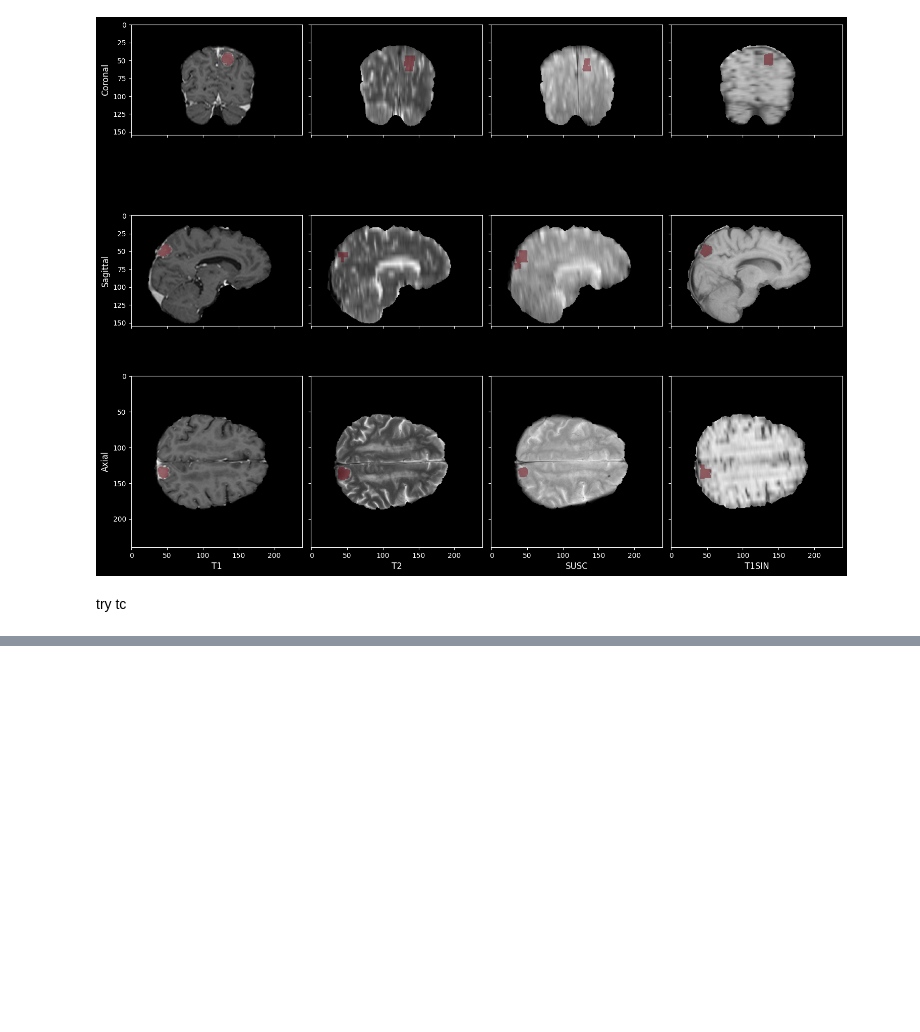
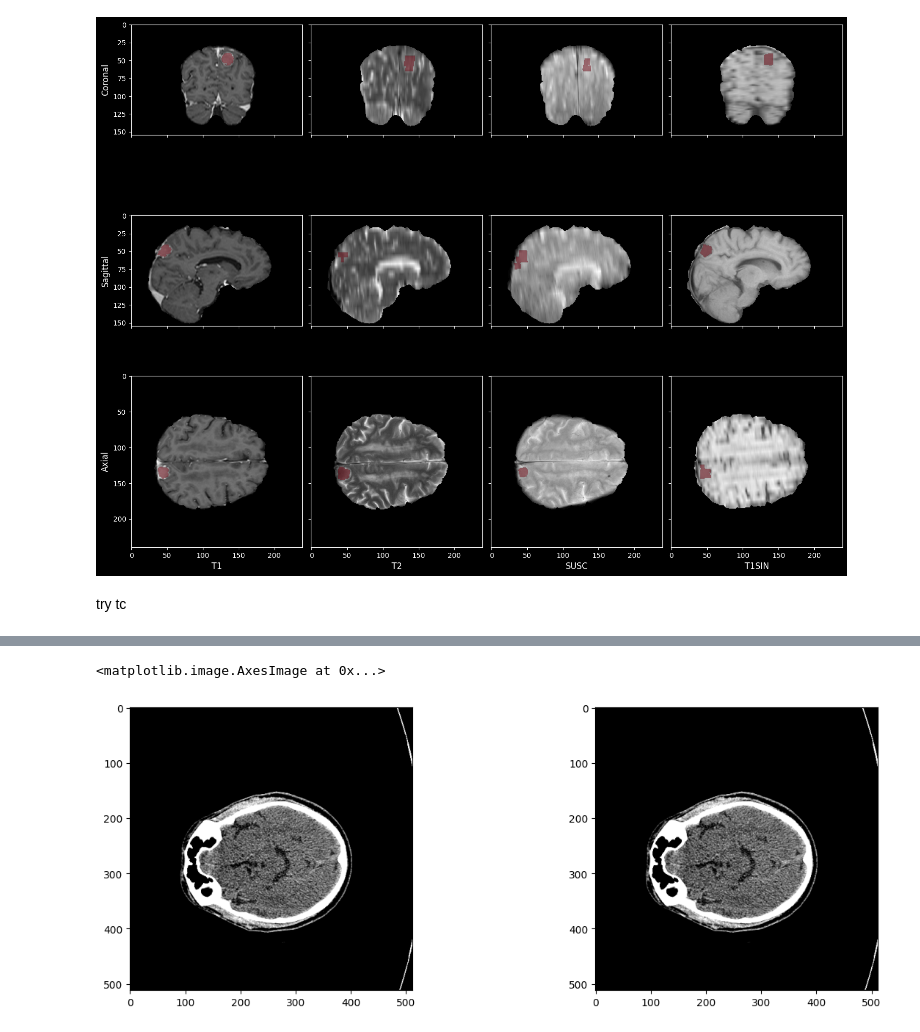
Before and after one commit to MarioPasc/Meningioma, a Jupyter notebook: scripts/dataset/normalization_results.ipynb, the cells around one changed output, grey strips where cells are left out. Drawn from its saved outputs; the diff is of its cells as text; code cells hidden in the pictures; blank space fills up the shorter version.

```diff
--- a/scripts/dataset/normalization_results.ipynb
+++ b/scripts/dataset/normalization_results.ipynb
@@ -168,0 +209,13 @@ TC_PATH = /home/mariopasc/Python/Datasets/Meningiomas/Meningioma_Adquisition/TC/
+# %%
+import matplotlib.pyplot as plt
+
+original_array = sitk.GetArrayFromImage(tc_image)
+registered_array = sitk.GetArrayFromImage(tc_image_registered)
+
+_, axes = plt.subplots(1, 2, figsize=(15, 5))
+
+axes[0].imshow(array[:, :, 100], cmap='gray')
+axes[1].imshow(array[:, :, 100], cmap='gray')
+# %% [output]
+<matplotlib.image.AxesImage at 0x...>
+[figure, added]
```
Also changed, not shown: parts of 2 cells of this notebook.
